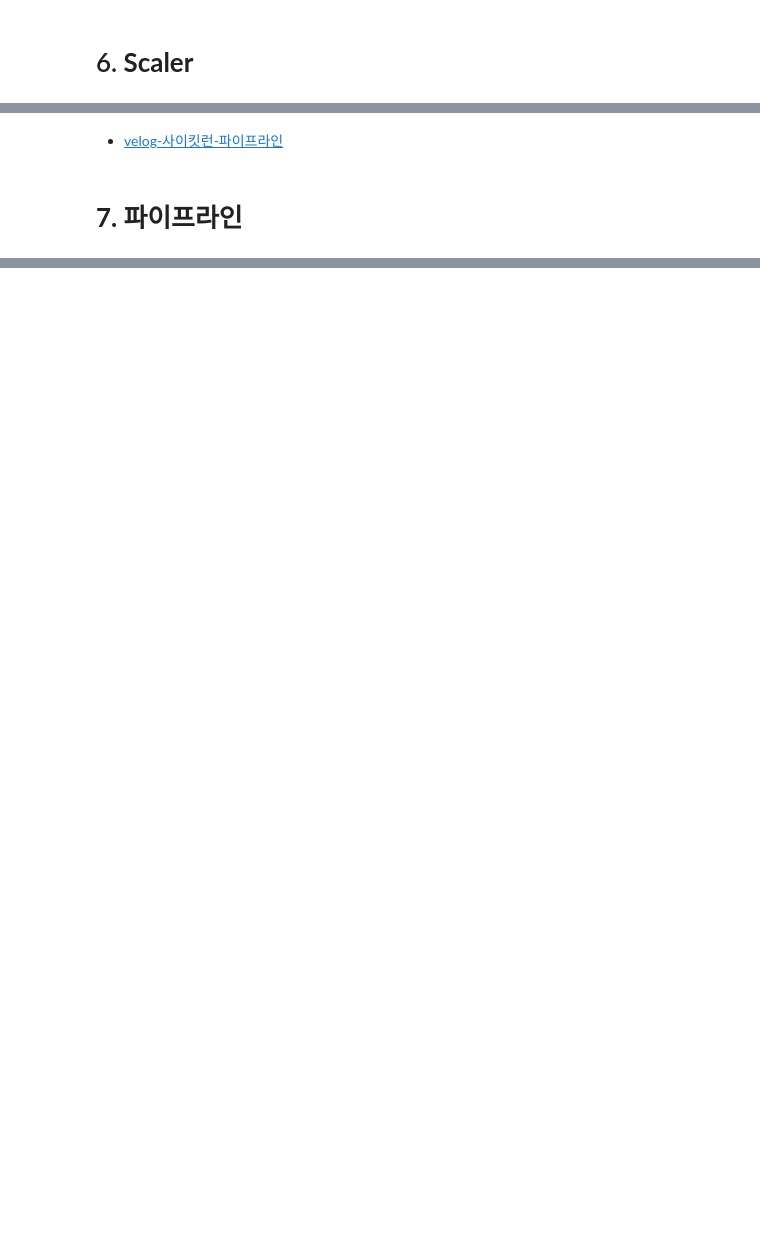
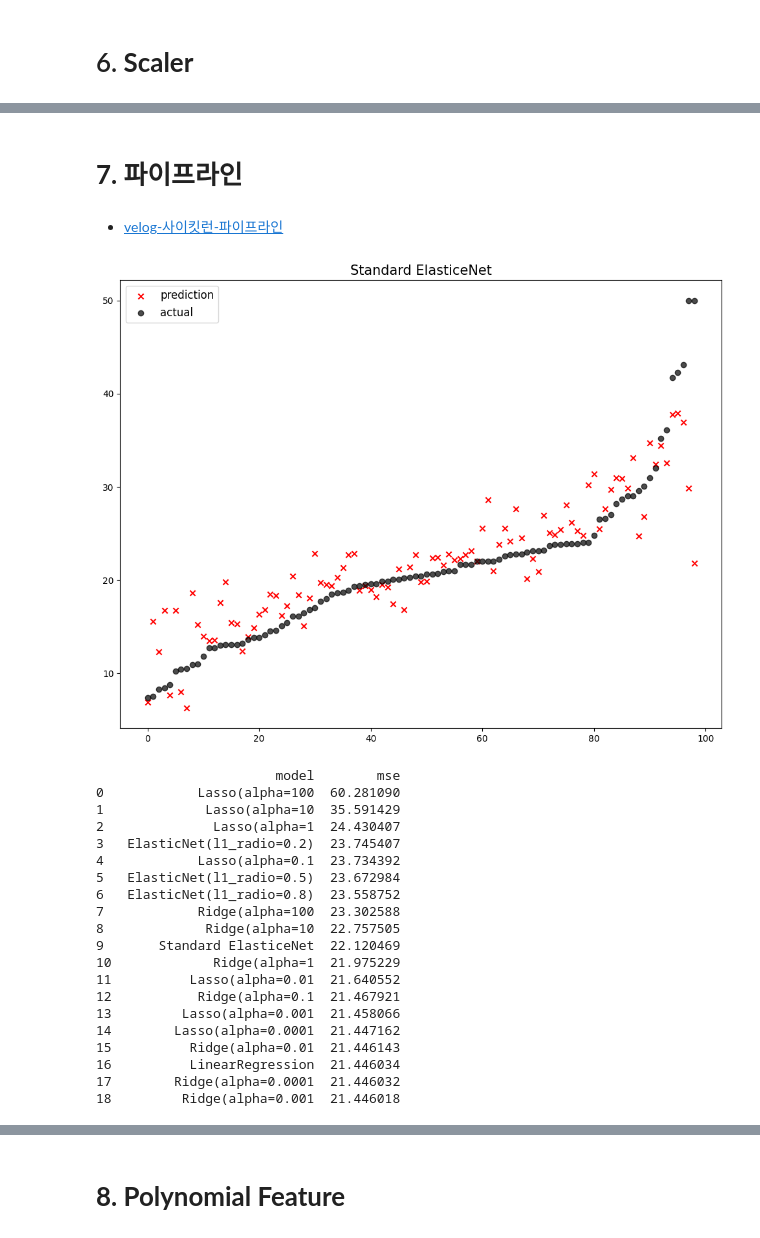
Before and after one commit to Ataraxia1001/tjoeun2, a Jupyter notebook: KH_lecture/12_Regression_Model.ipynb, the cells around one changed output, grey strips where cells are left out. Drawn from its saved outputs; the diff is of its cells as text; code cells hidden in the pictures; blank space fills up the shorter version.

```diff
--- a/KH_lecture/12_Regression_Model.ipynb
+++ b/KH_lecture/12_Regression_Model.ipynb
@@ -549,4 +609,4 @@ plot_coef(x_train.columns, elasticnet_80.coef_)
+# %% [markdown]
+# **7. 파이프라인**
 # %% [markdown]
 * [velog-사이킷런-파이프라인](https://velog.io/@ljs7463/%EC%82%AC%EC%9D%B4%ED%82%B7%EB%9F%B0-%ED%8C%8C%EC%9D%B4%ED%94%84%EB%9D%BC%EC%9D%B8Pipelines)
-# %% [markdown]
-# **7. 파이프라인**
@@ -552,0 +615,5 @@ plot_coef(x_train.columns, elasticnet_80.coef_)
+# %%
+elasticnet_pipeline = make_pipeline(
+    StandardScaler(),
+    ElasticNet(alpha=0.1, l1_ratio=0.2)
+)
@@ -552,0 +623,26 @@ plot_coef(x_train.columns, elasticnet_80.coef_)
+# %%
+elasticnet_pred = elasticnet_pipeline.fit(x_train, y_train).predict(x_test)
+# %%
+mse_eval('Standard ElasticNet', elasticnet_pred, y_test)
+# %% [output]
+[figure, added]
+                       model        mse
+0            Lasso(alpha=100  60.281090
+1             Lasso(alpha=10  35.591429
+2              Lasso(alpha=1  24.430407
+3   ElasticNet(l1_radio=0.2)  23.745407
+4            Lasso(alpha=0.1  23.734392
+5   ElasticNet(l1_radio=0.5)  23.672984
+6   ElasticNet(l1_radio=0.8)  23.558752
+7            Ridge(alpha=100  23.302588
+8             Ridge(alpha=10  22.757505
+9       Standard ElasticeNet  22.120469
+10             Ridge(alpha=1  21.975229
+11          Lasso(alpha=0.01  21.640552
+12           Ridge(alpha=0.1  21.467921
+13         Lasso(alpha=0.001  21.458066
+14        Lasso(alpha=0.0001  21.447162
+15          Ridge(alpha=0.01  21.446143
+16          LinearRegression  21.446034
+17        Ridge(alpha=0.0001  21.446032
+18         Ridge(alpha=0.001  21.446018
@@ -552,0 +650,2 @@ plot_coef(x_train.columns, elasticnet_80.coef_)
+# %% [markdown]
+# **8. Polynomial Feature**
```
Also changed, not shown: parts of 41 cells of this notebook.
